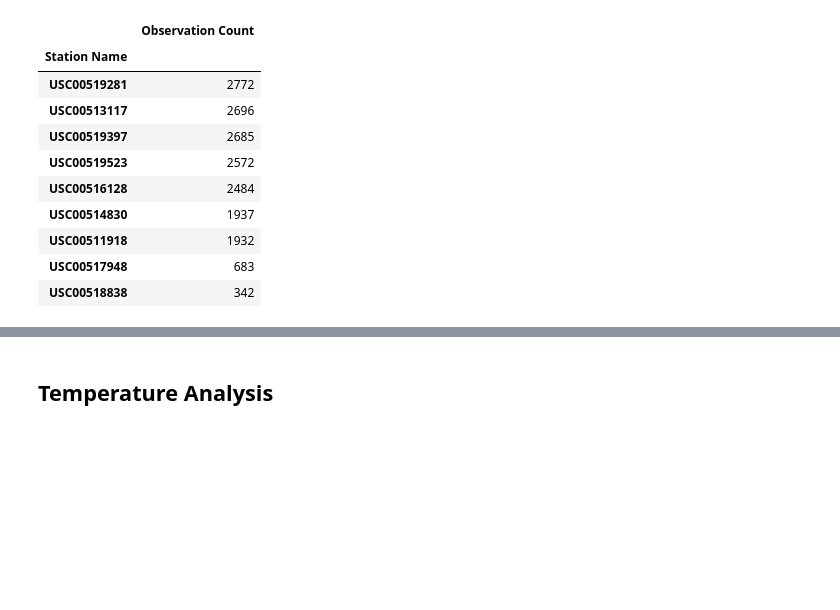
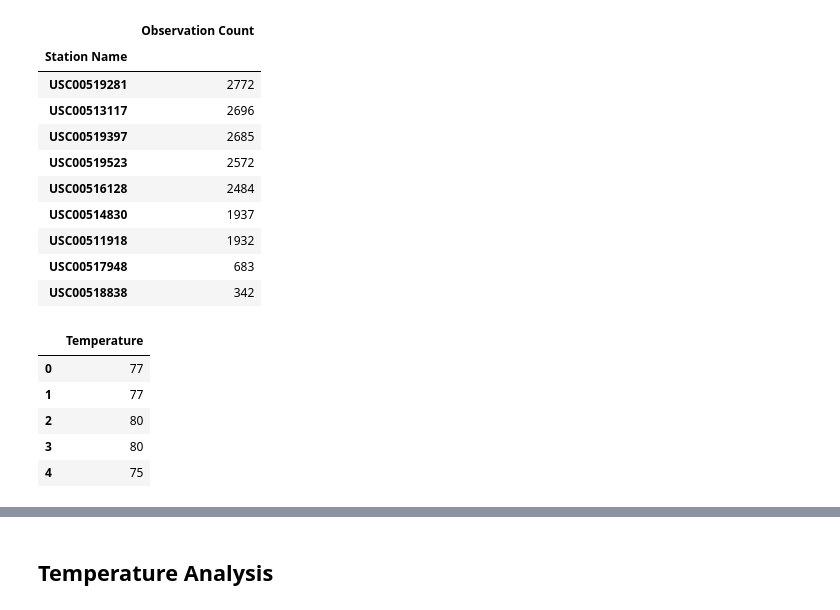
Before and after one commit to ashleyna94/data_storage_and_retrieval, a Jupyter notebook: climate_analysis.ipynb, the cells around one changed output, grey strips where cells are left out. Saved outputs shown, nothing was run; the diff lists cells and outputs as text; code cells hidden in the pictures; blank space fills up the shorter version.

```diff
--- a/climate_analysis.ipynb
+++ b/climate_analysis.ipynb
@@ -155,7 +148,17 @@ obs_count
 # %%
 # Get the last 12 months of temperature observation data
 # Filter by the station with the highest number of observations
-last_12_months_tobs = session.query(Measurement.tobs).filter(Measurement.station == "USC00519281").filter(Measurement.date > "2016-08-22").order_by(Measurement.date).all()
-last_12_months_tobs
-tobs = [obs[0] for obs in last_12_months_tobs]
-#tobs
+tobs_results = session.query(Measurement.tobs).filter(Measurement.station == "USC00519281").filter(Measurement.date > "2016-08-22").order_by(Measurement.date).all()
+tobs = [result[0] for result in tobs_results]
+
+temp_df = pd.DataFrame({
+    "Temperature": tobs
+})
+temp_df.head()
+# %% [output]
+|  | Temperature |
+| 0 | 77 |
+| 1 | 77 |
+| 2 | 80 |
+| 3 | 80 |
+| 4 | 75 |
```
Also changed, not shown: parts of 9 cells of this notebook, 1 other file.
